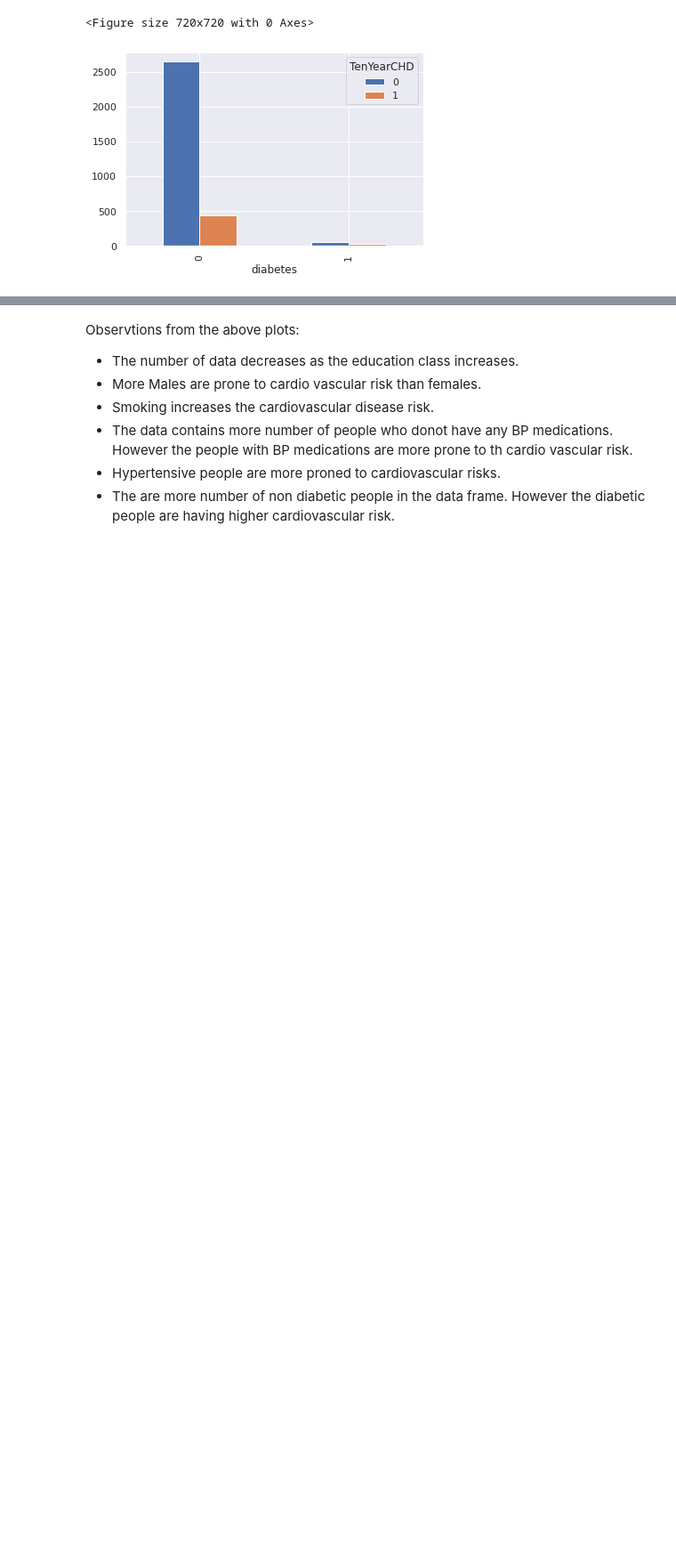
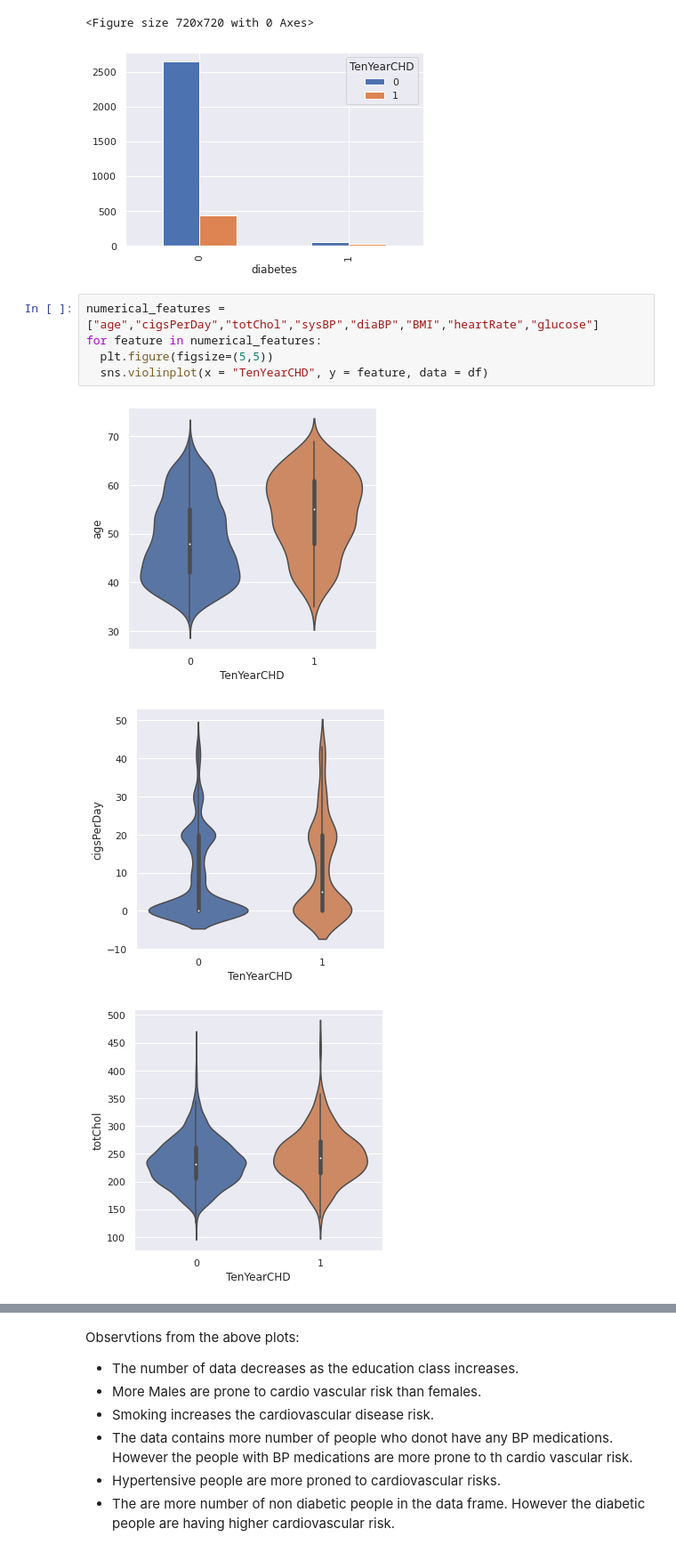
Before and after one commit to Srijan-Rai/CardioVascularRiskPrediction, a Jupyter notebook: Cardiovascular_Risk_Prediction(Classification).ipynb, the cells around one changed output, grey strips where cells are left out. Shown at 89% size. Cells and saved outputs as stored; diff of their text form; blank space fills up the shorter version.

Commit message:
Violin Plots

```diff
--- a/Cardiovascular_Risk_Prediction(Classification).ipynb
+++ b/Cardiovascular_Risk_Prediction(Classification).ipynb
@@ -346,3 +346,12 @@ for feature in categorical_features:
 [figure]
 <Figure size 720x720 with 0 Axes>
 [figure]
+# %%
+numerical_features = ["age","cigsPerDay","totChol","sysBP","diaBP","BMI","heartRate","glucose"]
+for feature in numerical_features:
+  plt.figure(figsize=(5,5))
+  sns.violinplot(x = "TenYearCHD", y = feature, data = df)
+# %% [output]
+[figure, added]
+[figure, added]
+[figure, added]
```
Also changed, not shown: parts of 1 cell of this notebook.
